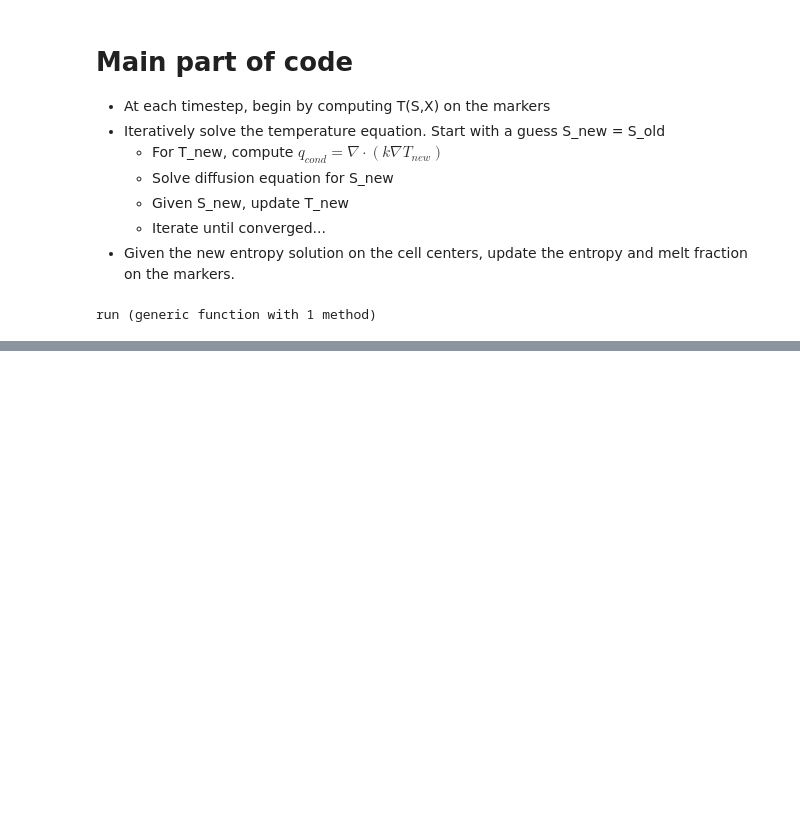
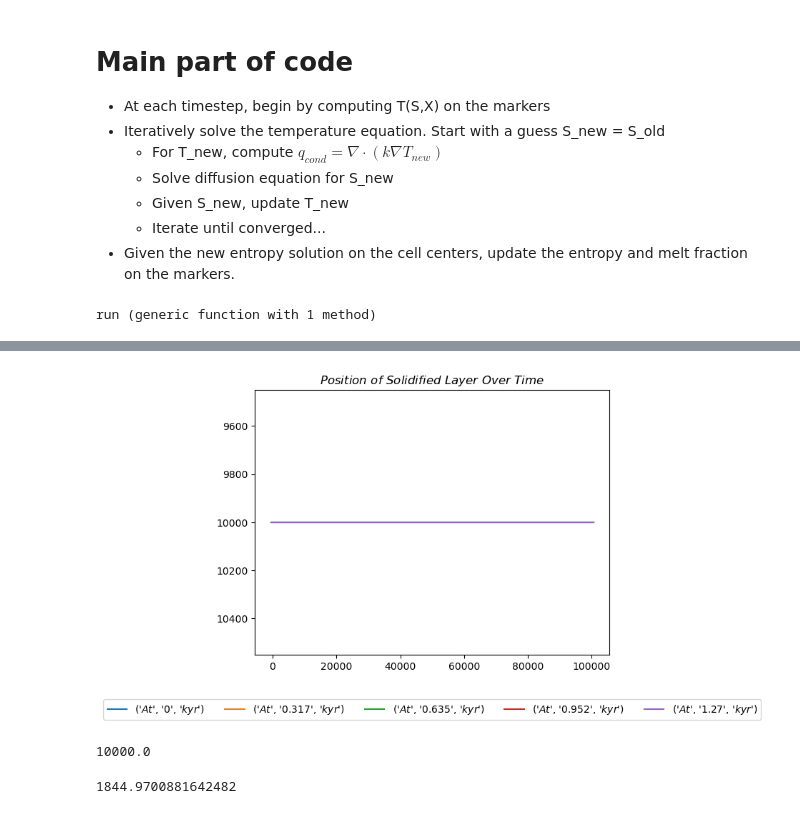
Before and after one commit to maxrudolph/gerya-julia, a Jupyter notebook: StefanProblem.ipynb, the cells around one changed output, grey strips where cells are left out. Saved outputs shown, nothing was run; the diff lists cells and outputs as text; code cells hidden in the pictures; blank space fills up the shorter version.

```diff
--- a/StefanProblem.ipynb
+++ b/StefanProblem.ipynb
@@ -435,6 +492,6 @@ options["To"] = 100.0 # K
 options["thermal diffusivity"] = 2.2/(1000.0*options["specific heat"]) # m^2/s
 options["ym"] = 1e4 # m
 options["Tref"] = 273.0 # K
-grid,i_mat,markers = run(options);
+grid,i_mat,mat,time_plot,topography,time,itime = run(options);
 # %% [output]
 Creating Markers...
@@ -469,2 +514,25 @@ Finished Step 6 time=1.5873015873015872 kyr
+# %%
+# Profile of ice-water inferface topograpgy over time
+figure()
+for i in 1:1:itime-1
+    plot(grid.xc,topography[i],label=(L"At",@sprintf("%.3g",time_plot[i]/3.15e7/1e3),L"kyr"))
+end
+title(L"Position\,\,of\,\,Solidified\,\,Layer\,\,Over\,\,Time")
+gca().invert_yaxis()
+# Legend is at the bottom
+legend(loc="upper center",bbox_to_anchor=(0.5,-0.15),ncol=5)
+show()
+# %% [output]
+[figure, added]
+# %%
+lambda1 = get_lambda1(options)
+t = get_t(lambda1,options)
+y = get_y(lambda1,t,options)
+# %% [output]
+10000.0
+# %%
+t/3.15e7/1e3
+# %% [output]
+1844.9700881642482
 # %%
 Temp = temp_of_P_S(1.0,1223.0,options)
```
Also changed, not shown: parts of 6 cells of this notebook, 2 other files.
